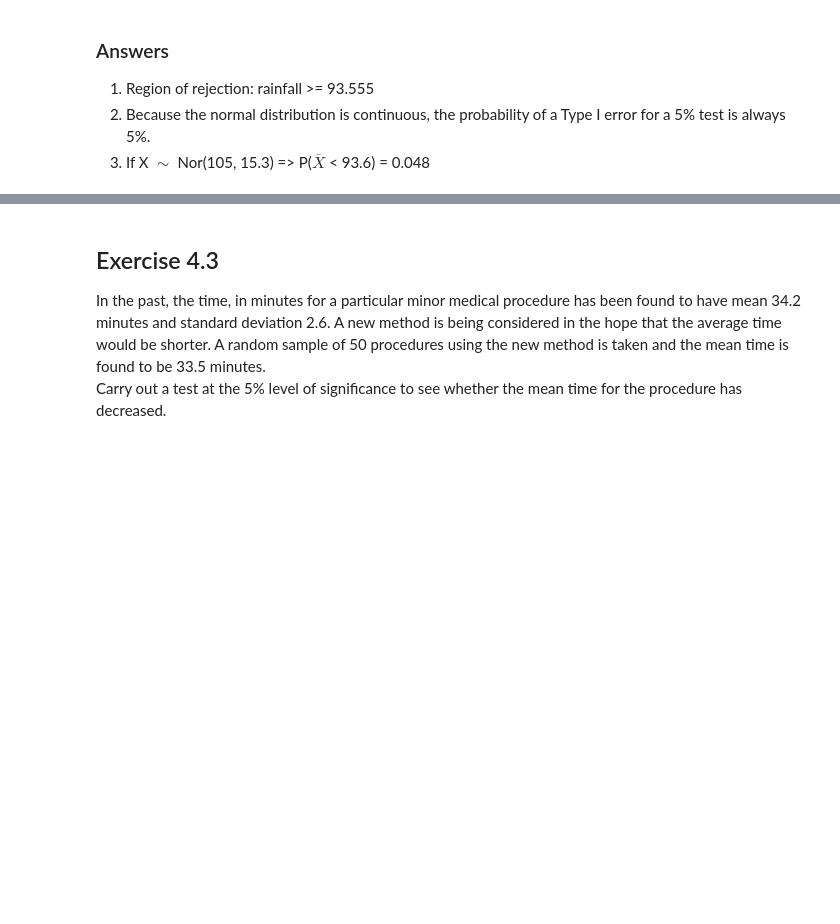
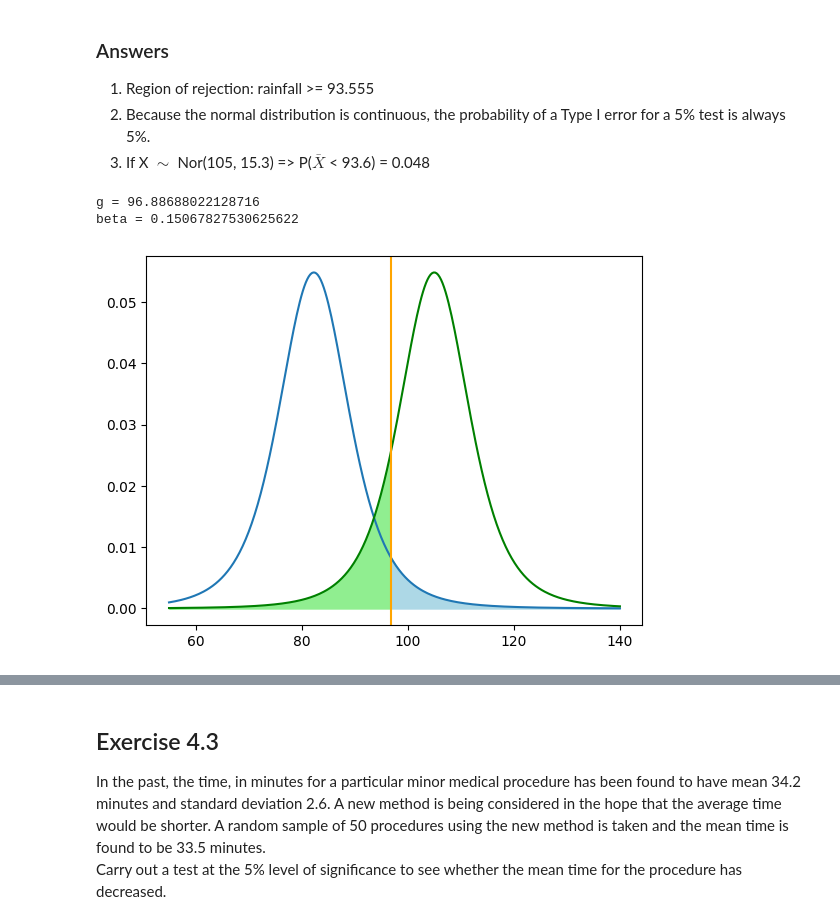
Before and after one commit to HoGentTIN/dsai-labs, a Jupyter notebook: 3-central-limit-testing/lab-3.04-hypothesis-testing.ipynb, the cells around one changed output, grey strips where cells are left out. Drawn from its saved outputs; the diff is of its cells as text; code cells hidden in the pictures; blank space fills up the shorter version.

```diff
--- a/3-central-limit-testing/lab-3.04-hypothesis-testing.ipynb
+++ b/3-central-limit-testing/lab-3.04-hypothesis-testing.ipynb
@@ -73,0 +96,31 @@ alpha = 0.05        # Significance level (chosen by the researcher)
+# %%
+# Properties of the sample:
+n = 5               # Sample size
+mu =   82.3     # (Hypothetical) population mean
+sigma =  15.3       # Population standard deviation (assumed to be known)
+#m_sample =  np.Mea   # Sample mean
+alpha = 0.05        # Significance level (chosen by the researcher)
+
+dist_x = np.linspace(55, 140, num=301)
+dist_y = stats.t.pdf(dist_x, loc=mu, scale=sigma/np.sqrt(n), df=n-1)
+
+dist_y2 = stats.t.pdf(dist_x, loc=105, scale=sigma/np.sqrt(n), df=n-1) # Vraag 3
+
+plt.plot(dist_x, dist_y)
+plt.plot(dist_x, dist_y2, color="green")
+
+g = stats.t.isf(.05,loc=mu, scale=sigma/np.sqrt(n), df=n-1) # Vraag 1
+plt.axvline(g, color="orange");
+
+beta=stats.t.cdf(g, loc=105, scale=sigma/np.sqrt(n), df=n-1) # Vraag 3
+
+print(f"g = {g}")
+print(f"beta = {beta}")
+
+#Extra (niet veplicht)
+plt.fill_between(dist_x, dist_y2, where=(dist_x < g), color="lightgreen");
+plt.fill_between(dist_x, dist_y, where=(dist_x > g), color="lightblue");
+# %% [output]
+g = 96.88688022128716
+beta = 0.15067827530625622
+[figure, added]
```
Also changed, not shown: parts of 9 cells of this notebook, 1 other file.
